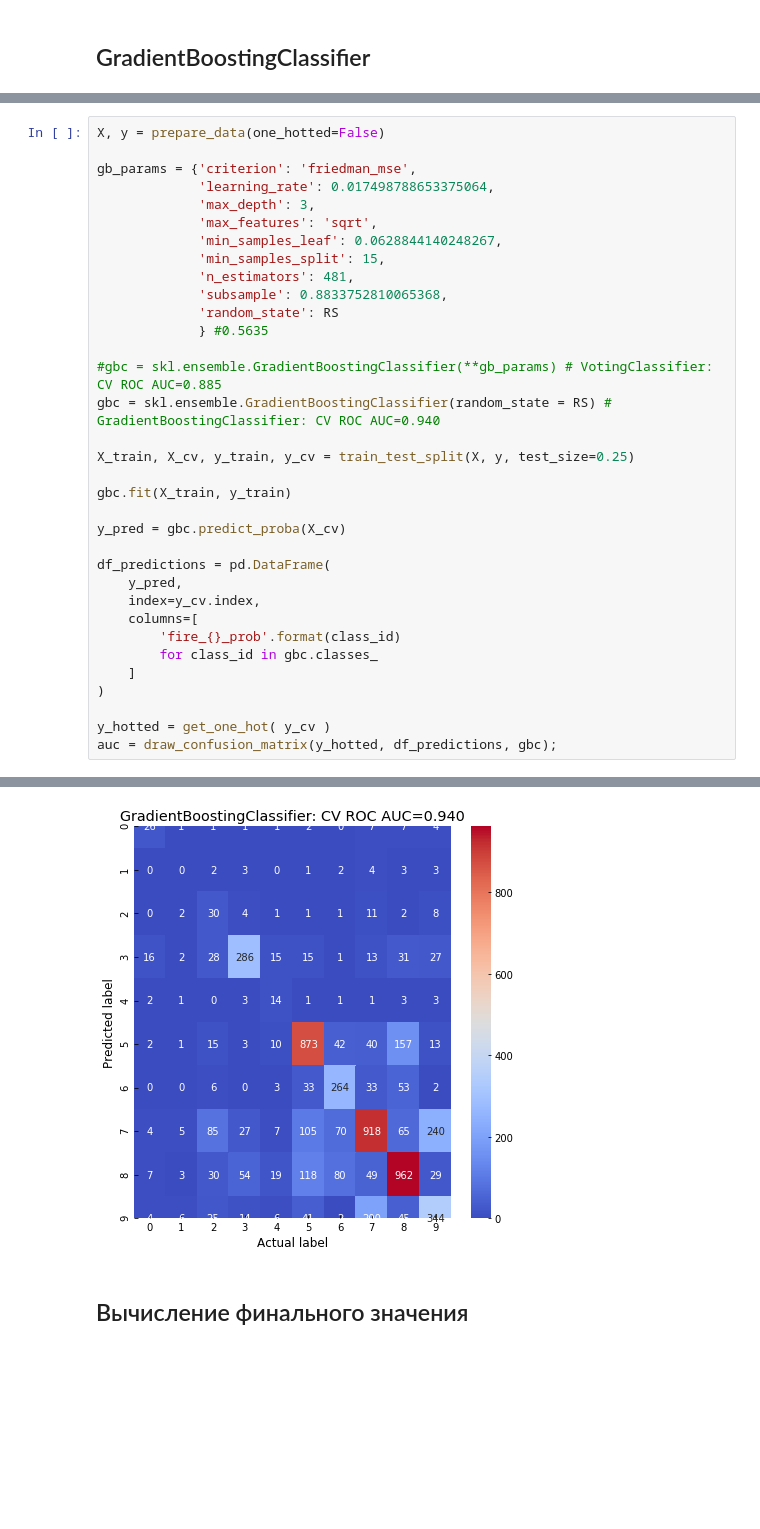
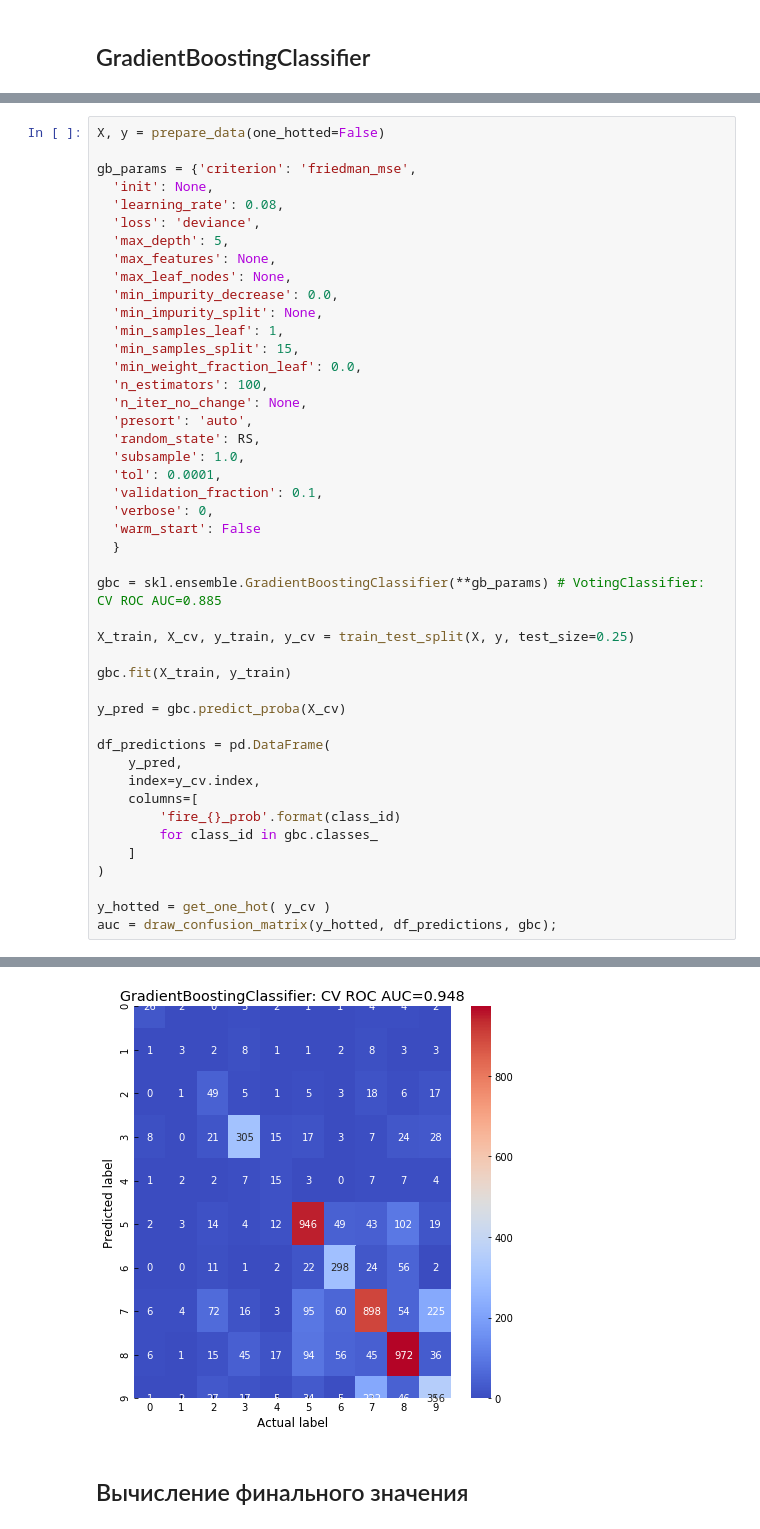
Before and after one commit to andygoosh/wildfire.sberbank.ai, a Jupyter notebook: workinprogress.ipynb, the cells around one changed output, grey strips where cells are left out. Drawn from its saved outputs; the diff is of its cells as text; blank space fills up the shorter version.

```diff
--- a/workinprogress.ipynb
+++ b/workinprogress.ipynb
@@ -582,18 +589,29 @@ print(auc)
 X, y = prepare_data(one_hotted=False)
 
 gb_params = {'criterion': 'friedman_mse',
-             'learning_rate': 0.017498788653375064,
-             'max_depth': 3,
-             'max_features': 'sqrt',
-             'min_samples_leaf': 0.0628844140248267,
-             'min_samples_split': 15,
-             'n_estimators': 481,
-             'subsample': 0.8833752810065368,
-             'random_state': RS
-             } #0.5635
+  'init': None,
+  'learning_rate': 0.08,
+  'loss': 'deviance',
+  'max_depth': 5,
+  'max_features': None,
+  'max_leaf_nodes': None,
+  'min_impurity_decrease': 0.0,
+  'min_impurity_split': None,
+  'min_samples_leaf': 1,
+  'min_samples_split': 15,
+  'min_weight_fraction_leaf': 0.0,
+  'n_estimators': 100,
+  'n_iter_no_change': None,
+  'presort': 'auto',
+  'random_state': RS,
+  'subsample': 1.0,
+  'tol': 0.0001,
+  'validation_fraction': 0.1,
+  'verbose': 0,
+  'warm_start': False
+  }
 
-#gbc = skl.ensemble.GradientBoostingClassifier(**gb_params) # VotingClassifier: CV ROC AUC=0.885
-gbc = skl.ensemble.GradientBoostingClassifier(random_state = RS) # GradientBoostingClassifier: CV ROC AUC=0.940
+gbc = skl.ensemble.GradientBoostingClassifier(**gb_params) # VotingClassifier: CV ROC AUC=0.885
 
 X_train, X_cv, y_train, y_cv = train_test_split(X, y, test_size=0.25)
 
@@ -620,4 +638,4 @@ GradientBoostingClassifier: CV ROC AUC=0.940
-[figure, old version]
+[figure, new version]
 # %% [markdown]
 ## Вычисление финального значения
 # %% [markdown]
```
Also changed, not shown: parts of 6 cells of this notebook.
